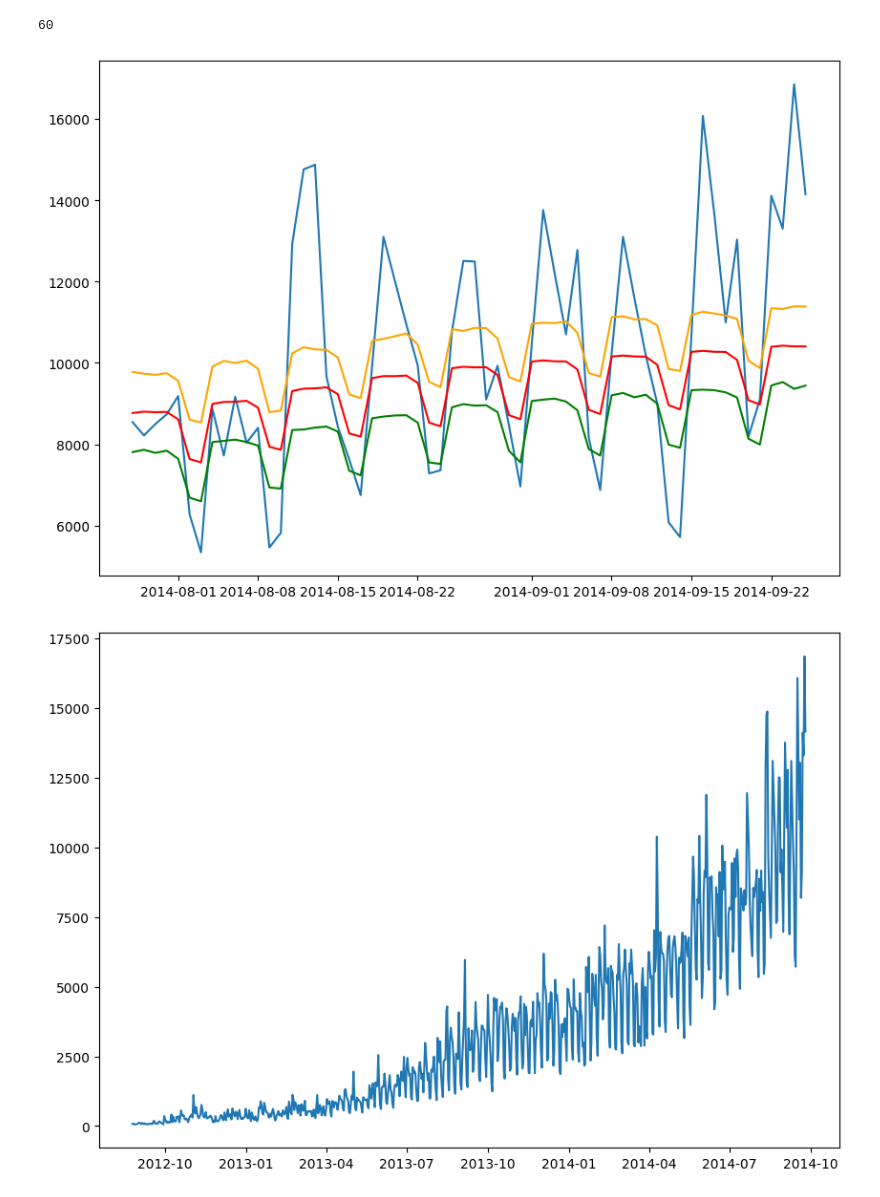
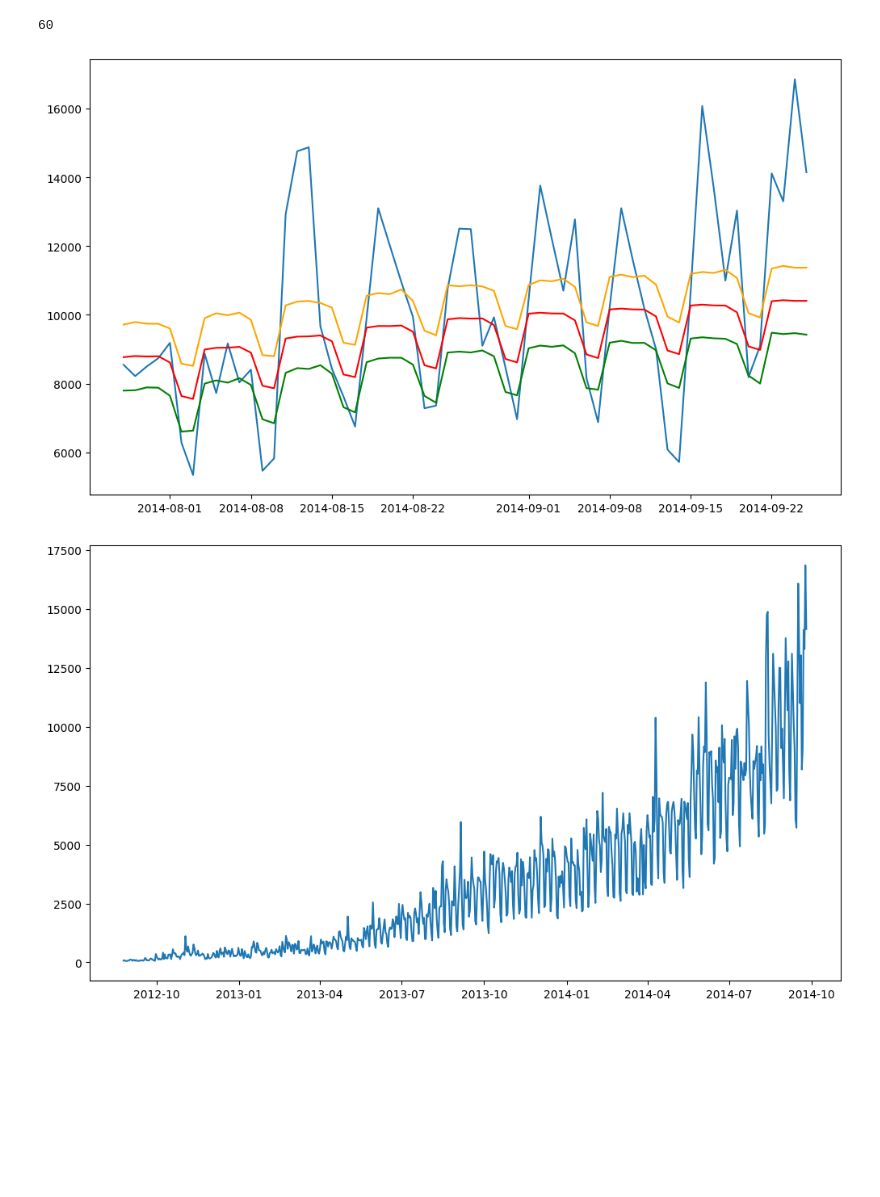
Before and after one commit to BheezPen/JetRail-Traffic-Prediction---Time-Series-, a Jupyter notebook: Traffic Forecast - Time Series Analysis.ipynb, the cells around one changed output. Saved outputs shown, nothing was run; the diff lists cells and outputs as text; code cells hidden in the pictures; blank space fills up the shorter version.

```diff
--- a/Traffic Forecast - Time Series Analysis.ipynb
+++ b/Traffic Forecast - Time Series Analysis.ipynb
@@ -205,20 +224,20 @@ len(pred)
 60
 # %%
 # test results
-plt.figure(figsize=(10,7))
+plt.figure(figsize=(12,7))
 plt.plot(test['ds'], test['y'])
 plt.plot(pred['ds'], pred['yhat'], color='red')
 plt.plot(pred['ds'], pred['yhat_lower'], color='green')
 plt.plot(pred['ds'], pred['yhat_upper'], color='orange')
 plt.show()
 # %% [output]
-[figure, old version]
+[figure, new version]
 # %%
 # input data
-plt.figure(figsize=(10,7))
+plt.figure(figsize=(12,7))
 plt.plot(df['ds'], df['y'])
 plt.show()
 # %% [output]
-[figure, old version]
+[figure, new version]
 # %%
 # forecast data
```
Also changed, not shown: parts of 9 cells of this notebook.
